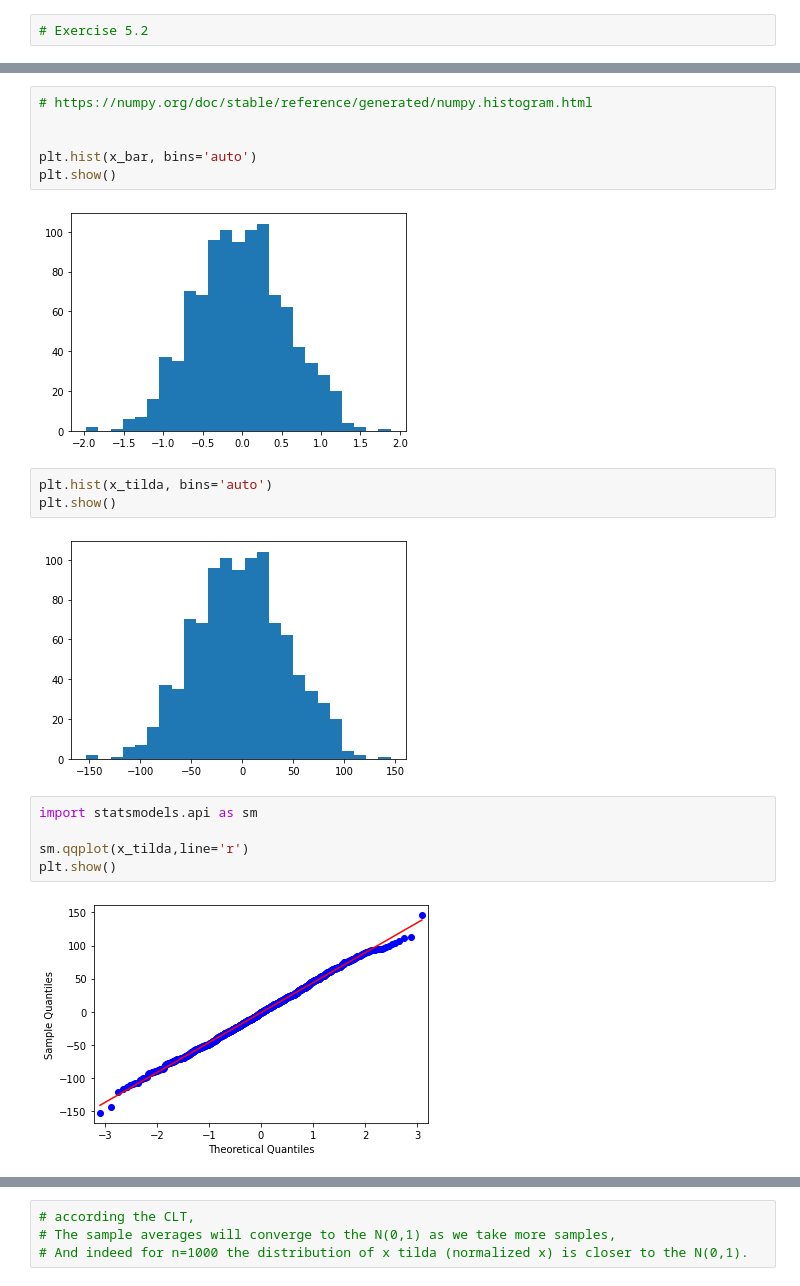
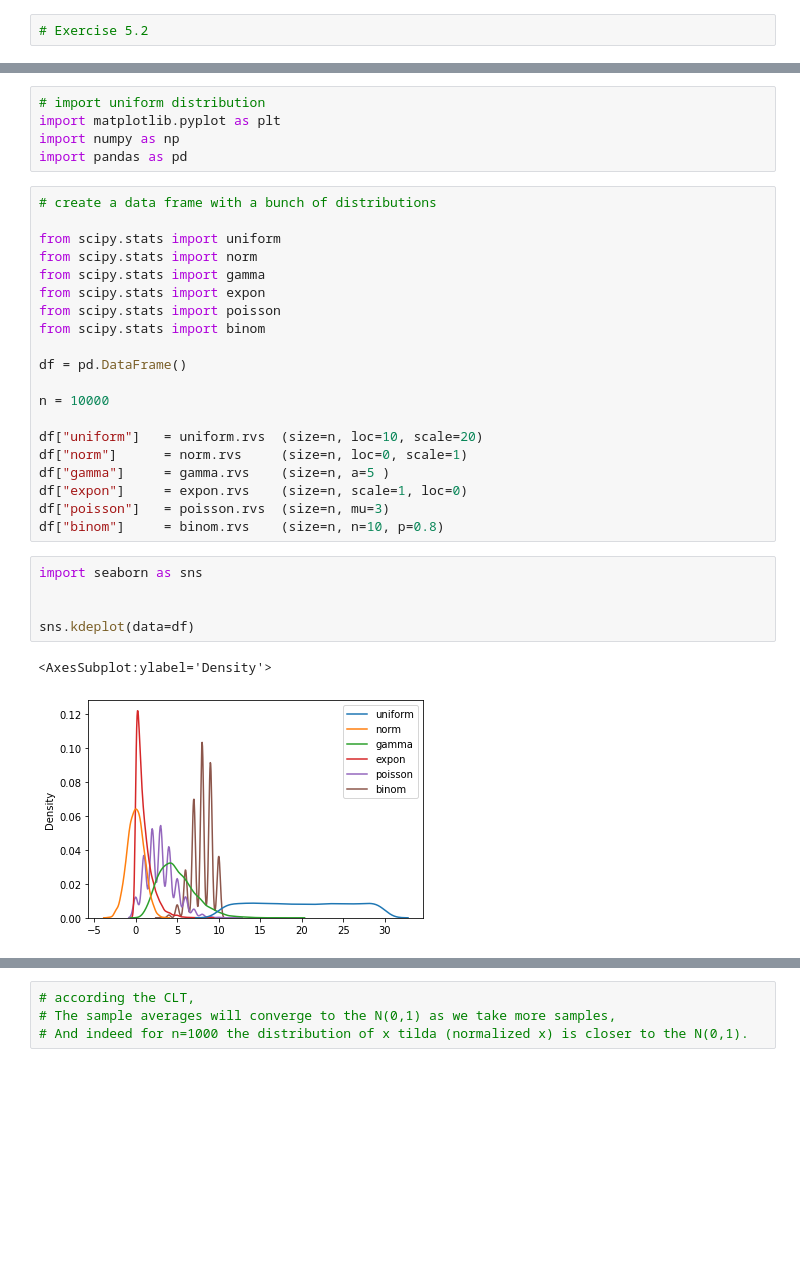
Before and after one commit to wzeyal/DataScience, a Jupyter notebook: Python_for_AI_Engineer/Exercises/7_Probability/5_2.ipynb, the cells around one changed output, grey strips where cells are left out. Drawn from its saved outputs; the diff is of its cells as text; blank space fills up the shorter version.

```diff
--- a/Python_for_AI_Engineer/Exercises/7_Probability/5_2.ipynb
+++ b/Python_for_AI_Engineer/Exercises/7_Probability/5_2.ipynb
@@ -139,20 +5,33 @@ x_tilda = (x_bar - mu) / (sigma / np.sqrt(n))
-# %%
-# https://numpy.org/doc/stable/reference/generated/numpy.histogram.html
-
-
-plt.hist(x_bar, bins='auto')
-plt.show()
-# %% [output]
-[figure, removed]
-# %%
-plt.hist(x_tilda, bins='auto')
-plt.show()
-# %% [output]
-[figure, removed]
-# %%
-import statsmodels.api as sm
-
-sm.qqplot(x_tilda,line='r')
-plt.show()
-# %% [output]
-[figure, removed]
+# %%
+# import uniform distribution
+import matplotlib.pyplot as plt
+import numpy as np
+import pandas as pd
+# %%
+# create a data frame with a bunch of distributions
+
+from scipy.stats import uniform
+from scipy.stats import norm
+from scipy.stats import gamma
+from scipy.stats import expon
+from scipy.stats import poisson
+from scipy.stats import binom
+
+df = pd.DataFrame()
+
+n = 10000
+
+df["uniform"]   = uniform.rvs  (size=n, loc=10, scale=20)
+df["norm"]      = norm.rvs     (size=n, loc=0, scale=1)
+df["gamma"]     = gamma.rvs    (size=n, a=5 )
+df["expon"]     = expon.rvs    (size=n, scale=1, loc=0)
+df["poisson"]   = poisson.rvs  (size=n, mu=3)
+df["binom"]     = binom.rvs    (size=n, n=10, p=0.8)
+# %%
+import seaborn as sns
+
+
+sns.kdeplot(data=df)
+# %% [output]
+<AxesSubplot:ylabel='Density'>
+[figure, added]
```
Also changed, not shown: parts of 54 cells of this notebook, 1 other file.
